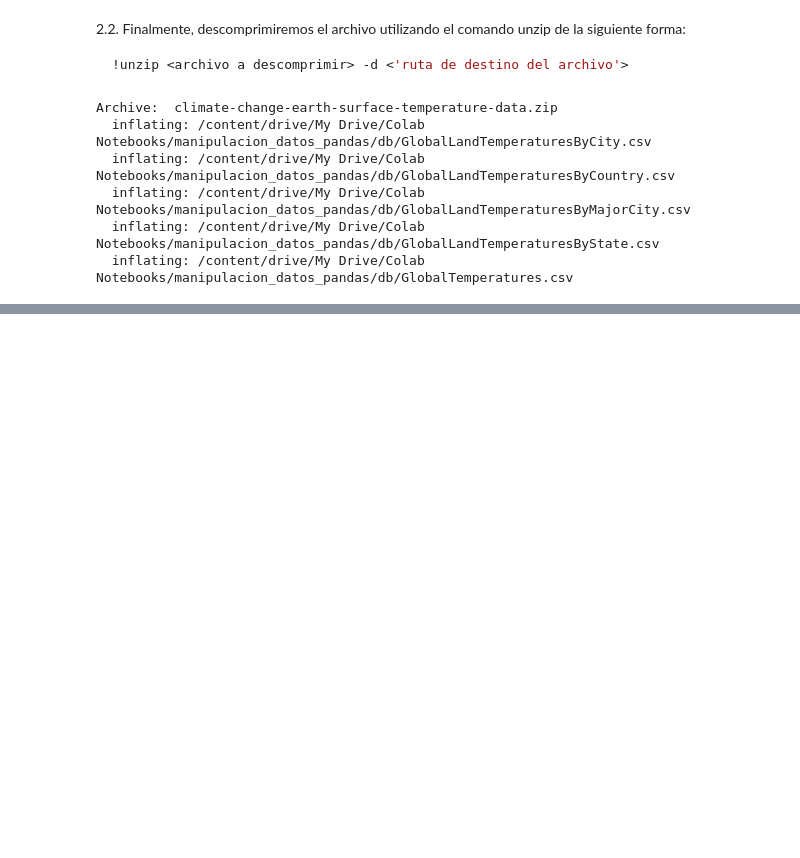
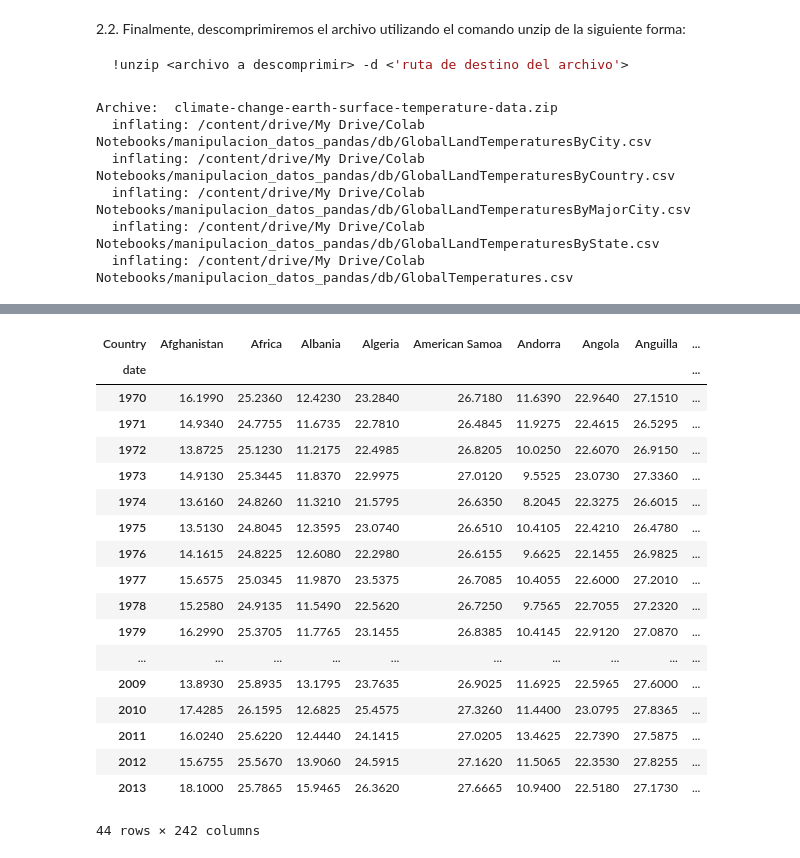
Before and after one commit to cristian-rincon/escuela-datascience, a Jupyter notebook: manipulacion_datos_pandas/16_pandas_routine.ipynb, the cells around one changed output, grey strips where cells are left out. Saved outputs shown, nothing was run; the diff lists cells and outputs as text; code cells hidden in the pictures; blank space fills up the shorter version.

```diff
--- a/manipulacion_datos_pandas/16_pandas_routine.ipynb
+++ b/manipulacion_datos_pandas/16_pandas_routine.ipynb
@@ -124,0 +305,23 @@ Archive:  climate-change-earth-surface-temperature-data.zip
+# %%
+df_t_pivot = df_t_med.pivot_table(values='temperature', index='date', columns='Country')
+df_t_pivot
+# %% [output]
+| Country | Afghanistan | Africa | Albania | Algeria | American Samoa | Andorra | Angola | Anguilla | ... |
+| date |  |  |  |  |  |  |  |  | ... |
+| 1970 | 16.1990 | 25.2360 | 12.4230 | 23.2840 | 26.7180 | 11.6390 | 22.9640 | 27.1510 | ... |
+| 1971 | 14.9340 | 24.7755 | 11.6735 | 22.7810 | 26.4845 | 11.9275 | 22.4615 | 26.5295 | ... |
+| 1972 | 13.8725 | 25.1230 | 11.2175 | 22.4985 | 26.8205 | 10.0250 | 22.6070 | 26.9150 | ... |
+| 1973 | 14.9130 | 25.3445 | 11.8370 | 22.9975 | 27.0120 | 9.5525 | 23.0730 | 27.3360 | ... |
+| 1974 | 13.6160 | 24.8260 | 11.3210 | 21.5795 | 26.6350 | 8.2045 | 22.3275 | 26.6015 | ... |
+| 1975 | 13.5130 | 24.8045 | 12.3595 | 23.0740 | 26.6510 | 10.4105 | 22.4210 | 26.4780 | ... |
+| 1976 | 14.1615 | 24.8225 | 12.6080 | 22.2980 | 26.6155 | 9.6625 | 22.1455 | 26.9825 | ... |
+| 1977 | 15.6575 | 25.0345 | 11.9870 | 23.5375 | 26.7085 | 10.4055 | 22.6000 | 27.2010 | ... |
+| 1978 | 15.2580 | 24.9135 | 11.5490 | 22.5620 | 26.7250 | 9.7565 | 22.7055 | 27.2320 | ... |
+| 1979 | 16.2990 | 25.3705 | 11.7765 | 23.1455 | 26.8385 | 10.4145 | 22.9120 | 27.0870 | ... |
+| ... | ... | ... | ... | ... | ... | ... | ... | ... | ... |
+| 2009 | 13.8930 | 25.8935 | 13.1795 | 23.7635 | 26.9025 | 11.6925 | 22.5965 | 27.6000 | ... |
+| 2010 | 17.4285 | 26.1595 | 12.6825 | 25.4575 | 27.3260 | 11.4400 | 23.0795 | 27.8365 | ... |
+| 2011 | 16.0240 | 25.6220 | 12.4440 | 24.1415 | 27.0205 | 13.4625 | 22.7390 | 27.5875 | ... |
+| 2012 | 15.6755 | 25.5670 | 13.9060 | 24.5915 | 27.1620 | 11.5065 | 22.3530 | 27.8255 | ... |
+| 2013 | 18.1000 | 25.7865 | 15.9465 | 26.3620 | 27.6665 | 10.9400 | 22.5180 | 27.1730 | ... |
+44 rows × 242 columns
```
Also changed, not shown: parts of 28 cells of this notebook.
